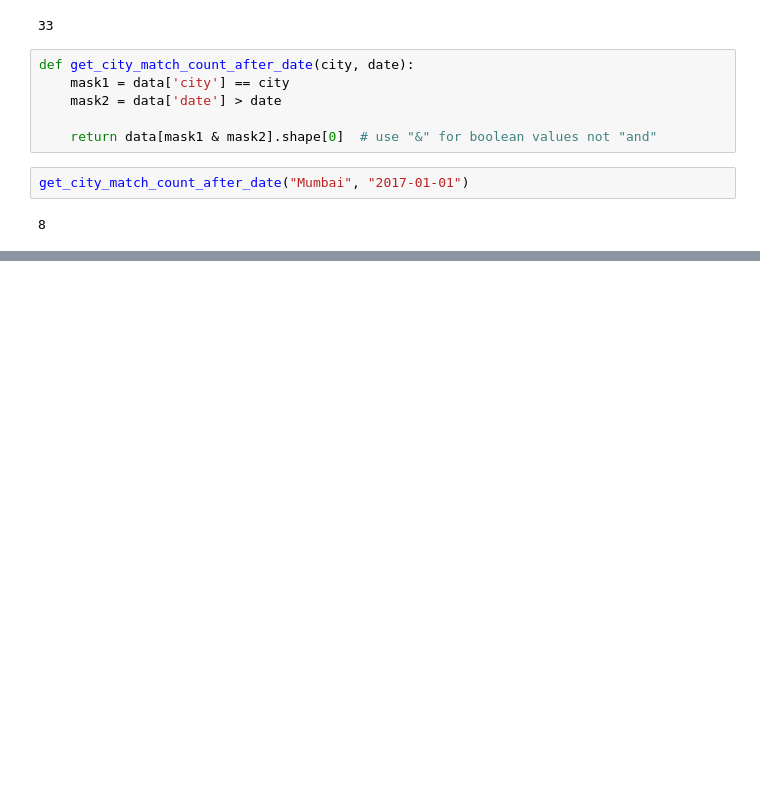
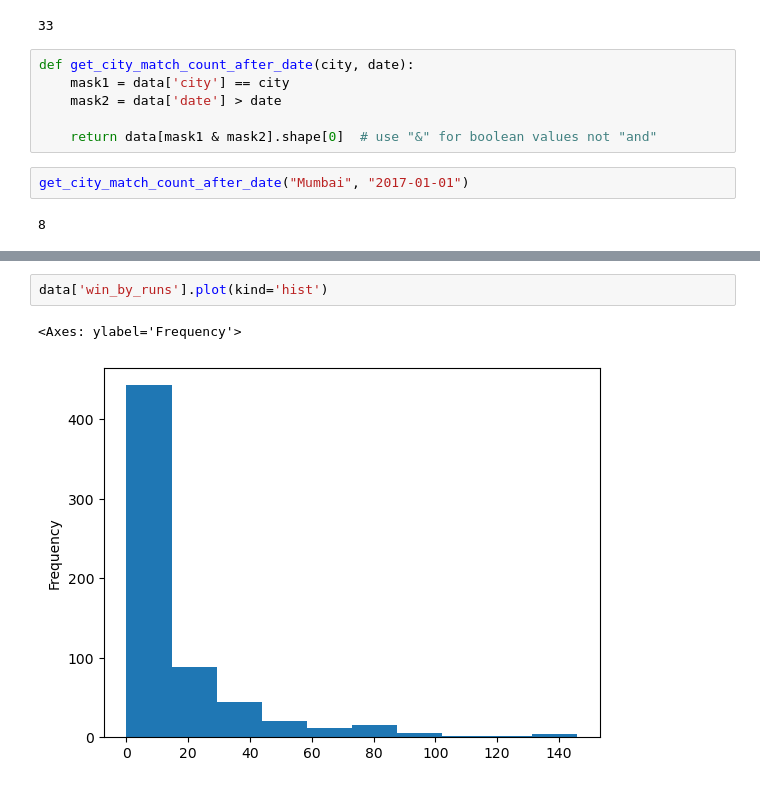
Before and after one commit to gauravnetes/ml-libraries, a Jupyter notebook: pandas/ipl-analysis.ipynb, the cells around one changed output, grey strips where cells are left out. Drawn from its saved outputs; the diff is of its cells as text; blank space fills up the shorter version.

```diff
--- a/pandas/ipl-analysis.ipynb
+++ b/pandas/ipl-analysis.ipynb
@@ -196,0 +267,5 @@ get_city_match_count_after_date("Mumbai", "2017-01-01")
+# %%
+data['win_by_runs'].plot(kind='hist')
+# %% [output]
+<Axes: ylabel='Frequency'>
+[figure, added]
```
Also changed, not shown: parts of 17 cells of this notebook, 2 other files.
